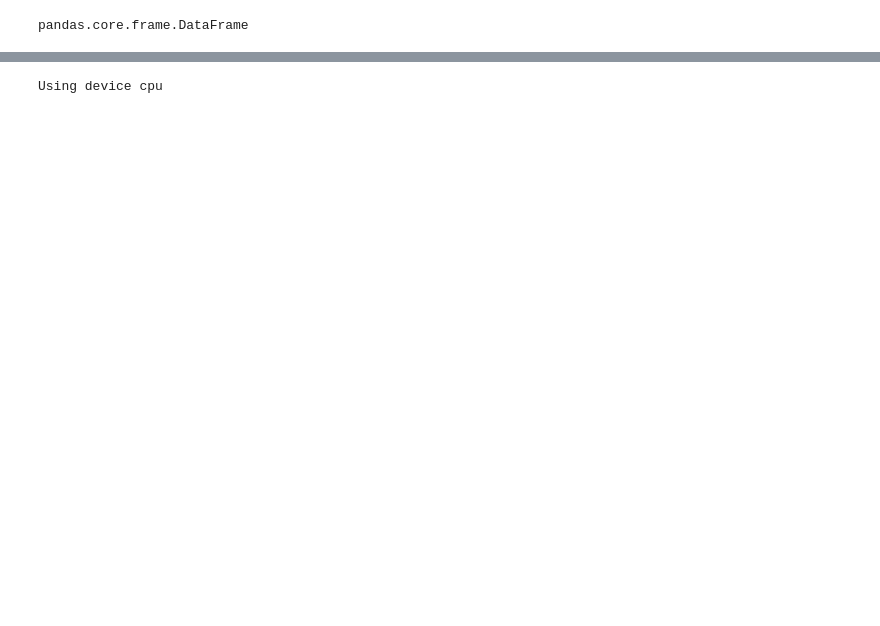
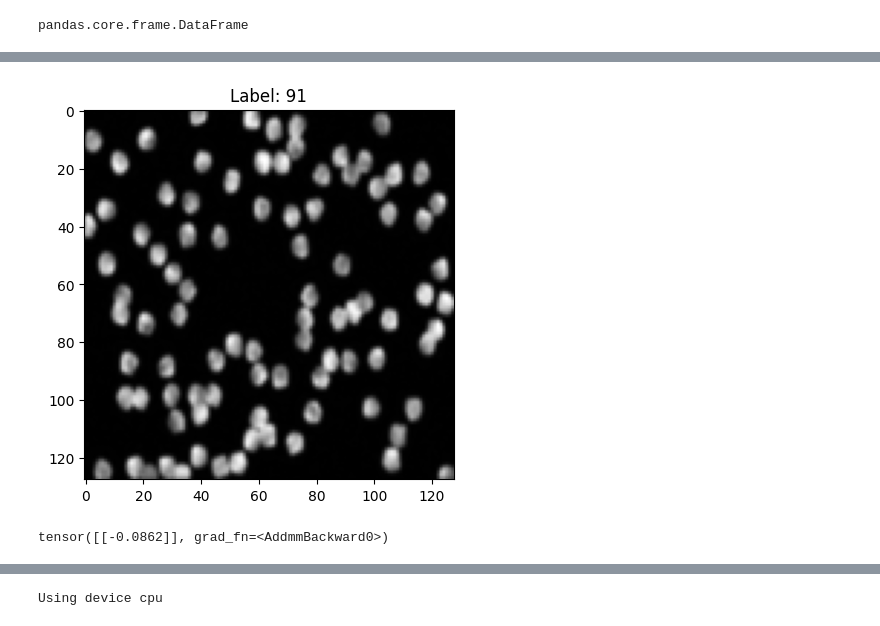
Before and after one commit to Faberra57/cobalt, a Jupyter notebook: CNN/cnn.ipynb, the cells around one changed output, grey strips where cells are left out. Cells and saved outputs as stored; diff of their text form; code cells hidden in the pictures; blank space fills up the shorter version.

```diff
--- a/CNN/cnn.ipynb
+++ b/CNN/cnn.ipynb
@@ -439,0 +390,15 @@ class CNN(nn.Module):
+# %%
+# Visualize the item
+image, label = train_data.__getitem__(0)
+plt.imshow(image.permute(1, 2, 0), cmap='gray')
+plt.title(f'Label: {label}')
+plt.show()
+# %% [output]
+[figure, added]
+# %%
+#make sur ethe model works
+single_batch = torch.randn(1, 1, IMG_HEIGHT, IMG_WIDTH)
+output = CNN_1(single_batch)
+print( output)
+# %% [output]
+tensor([[-0.0862]], grad_fn=<AddmmBackward0>)
```
Also changed, not shown: parts of 72 cells of this notebook, 4 other files.
